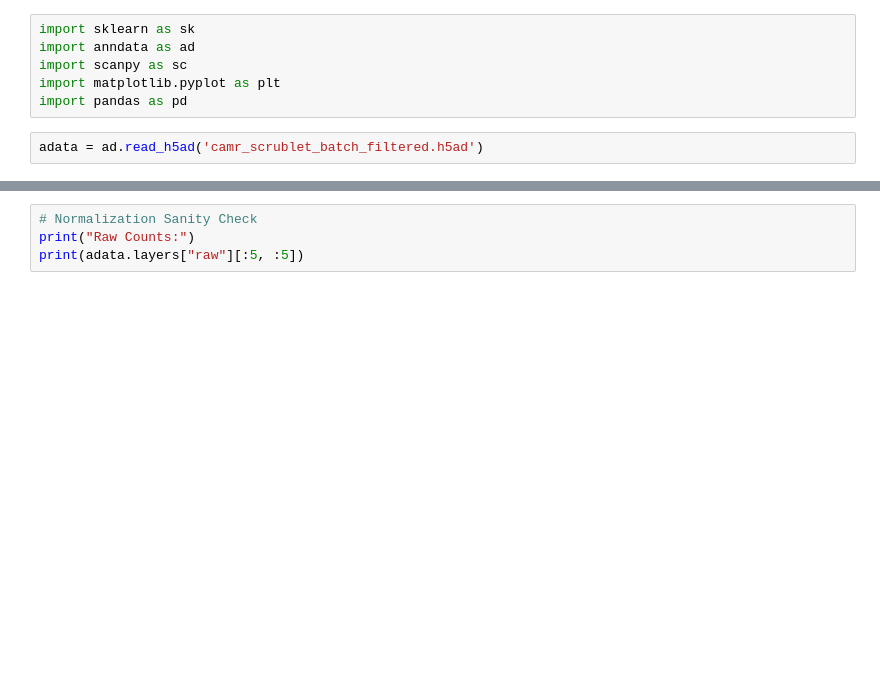
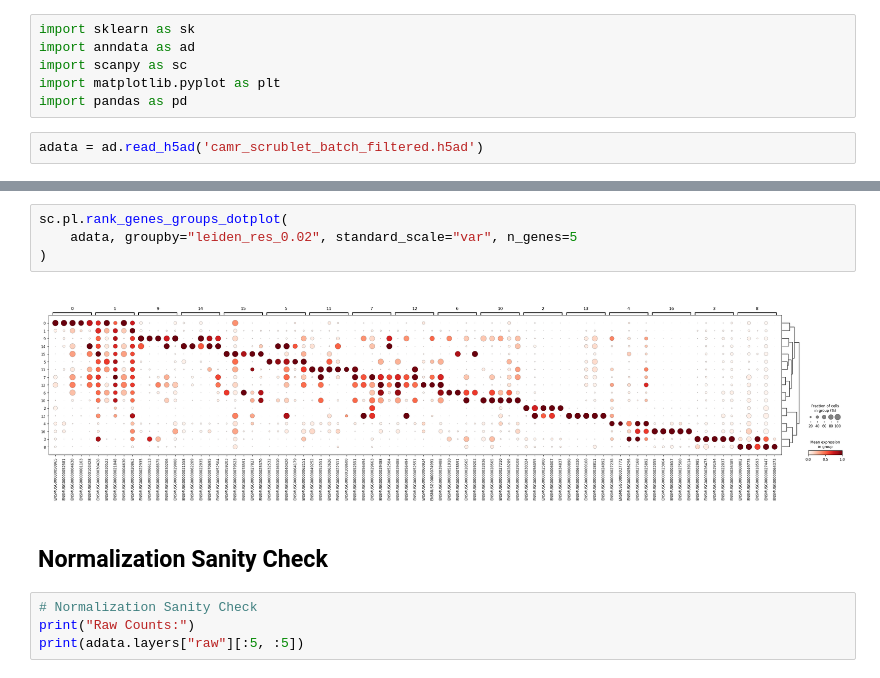
Before and after one commit to yuyanchenglab/CAMR2024, a Jupyter notebook: modeling.ipynb, the cells around one changed output, grey strips where cells are left out. Cells and saved outputs as stored; diff of their text form; blank space fills up the shorter version.

```diff
--- a/modeling.ipynb
+++ b/modeling.ipynb
@@ -20,5 +16,13 @@ sc.pl.rank_genes_groups_dotplot(
 # %% [output]
 WARNING: It seems you use rank_genes_groups on the raw count data. Please logarithmize your data before calling rank_genes_groups.
+# %%
+sc.pl.rank_genes_groups_dotplot(
+    adata, groupby="leiden_res_0.02", standard_scale="var", n_genes=5
+)
+# %% [output]
+[figure, added]
+# %% [markdown]
+## Normalization Sanity Check
 # %%
 # Normalization Sanity Check
 print("Raw Counts:")
```
Also changed, not shown: parts of 4 cells of this notebook, 1 other file.
